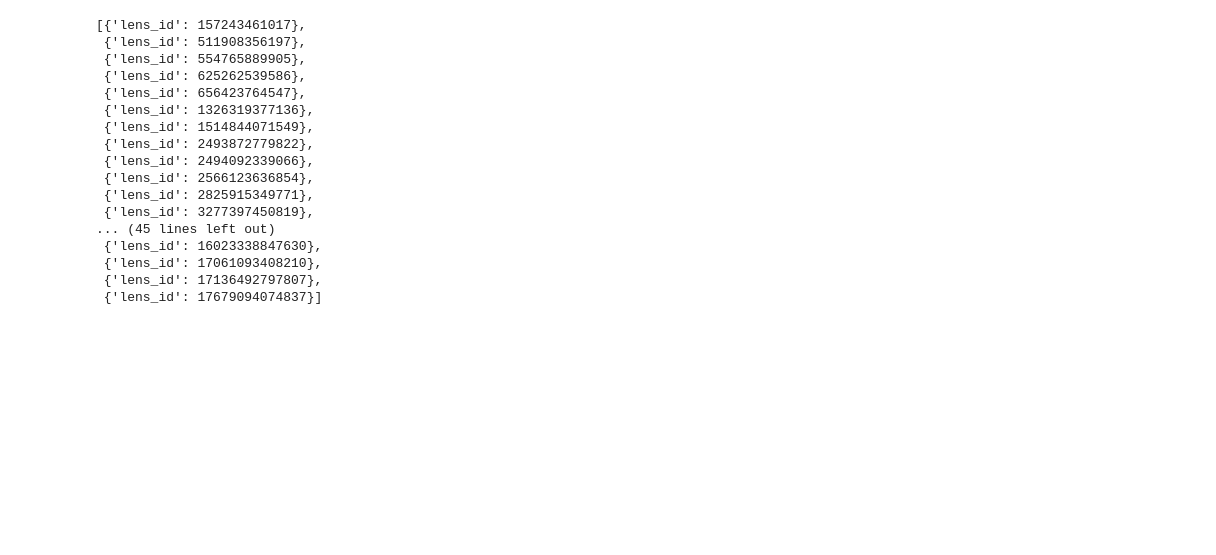
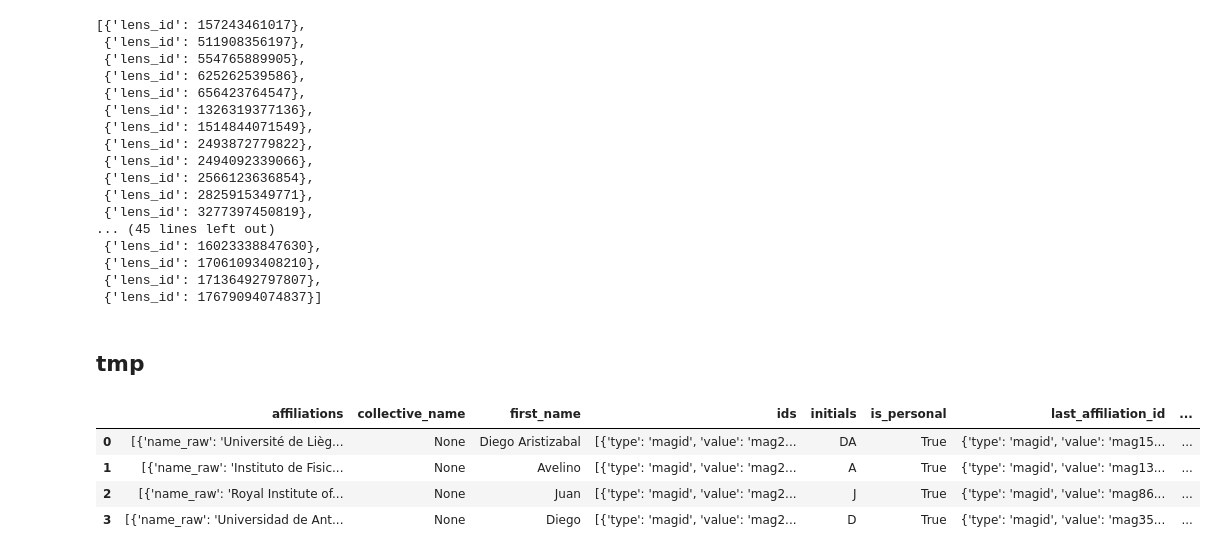
Before and after one commit to restrepo/lens, a Jupyter notebook: example.ipynb, the cells around one changed output. Drawn from its saved outputs; the diff is of its cells as text; code cells hidden in the pictures; blank space fills up the shorter version.

```diff
--- a/example.ipynb
+++ b/example.ipynb
@@ -271,3 +271,14 @@ ln.loc[i,'references']
  {'lens_id': 17061093408210},
  {'lens_id': 17136492797807},
  {'lens_id': 17679094074837}]
+# %% [markdown]
+## tmp
+# %%
+au=pd.DataFrame( list( d.authors.values ) )
+au
+# %% [output]
+|  | affiliations | collective_name | first_name | ids | initials | is_personal | last_affiliation_id | ... |
+| 0 | [{'name_raw': 'Université de Lièg... | None | Diego Aristizabal | [{'type': 'magid', 'value': 'mag2... | DA | True | {'type': 'magid', 'value': 'mag15... | ... |
+| 1 | [{'name_raw': 'Instituto de Fisic... | None | Avelino | [{'type': 'magid', 'value': 'mag2... | A | True | {'type': 'magid', 'value': 'mag13... | ... |
+| 2 | [{'name_raw': 'Royal Institute of... | None | Juan | [{'type': 'magid', 'value': 'mag2... | J | True | {'type': 'magid', 'value': 'mag86... | ... |
+| 3 | [{'name_raw': 'Universidad de Ant... | None | Diego | [{'type': 'magid', 'value': 'mag2... | D | True | {'type': 'magid', 'value': 'mag35... | ... |
```
Also changed, not shown: parts of 2 cells of this notebook.
